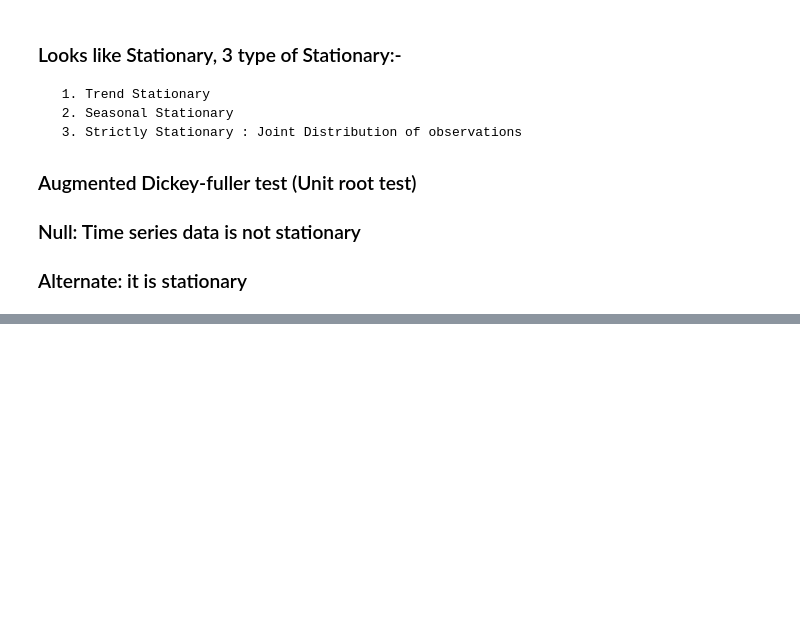
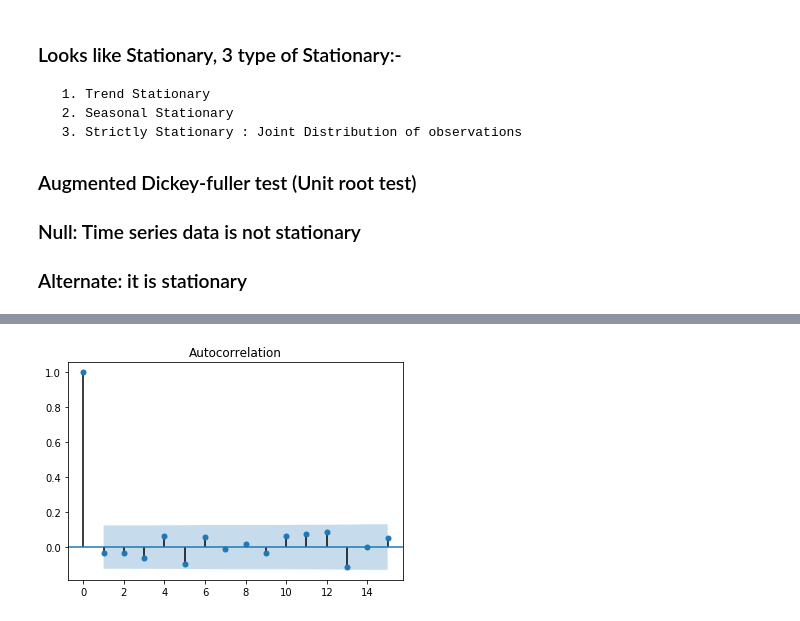
Before and after one commit to Karanpalshekhawat/time-series-analysis, a Jupyter notebook: ARMA_model.ipynb, the cells around one changed output, grey strips where cells are left out. Saved outputs shown, nothing was run; the diff lists cells and outputs as text; code cells hidden in the pictures; blank space fills up the shorter version.

Commit message:
ACF and PACF plot added

```diff
--- a/ARMA_model.ipynb
+++ b/ARMA_model.ipynb
@@ -66,0 +66,5 @@ res
+# %%
+plot_acf(returns, lags=15)
+plt.show()
+# %% [output]
+[figure, added]
```
Also changed, not shown: parts of 6 cells of this notebook.
